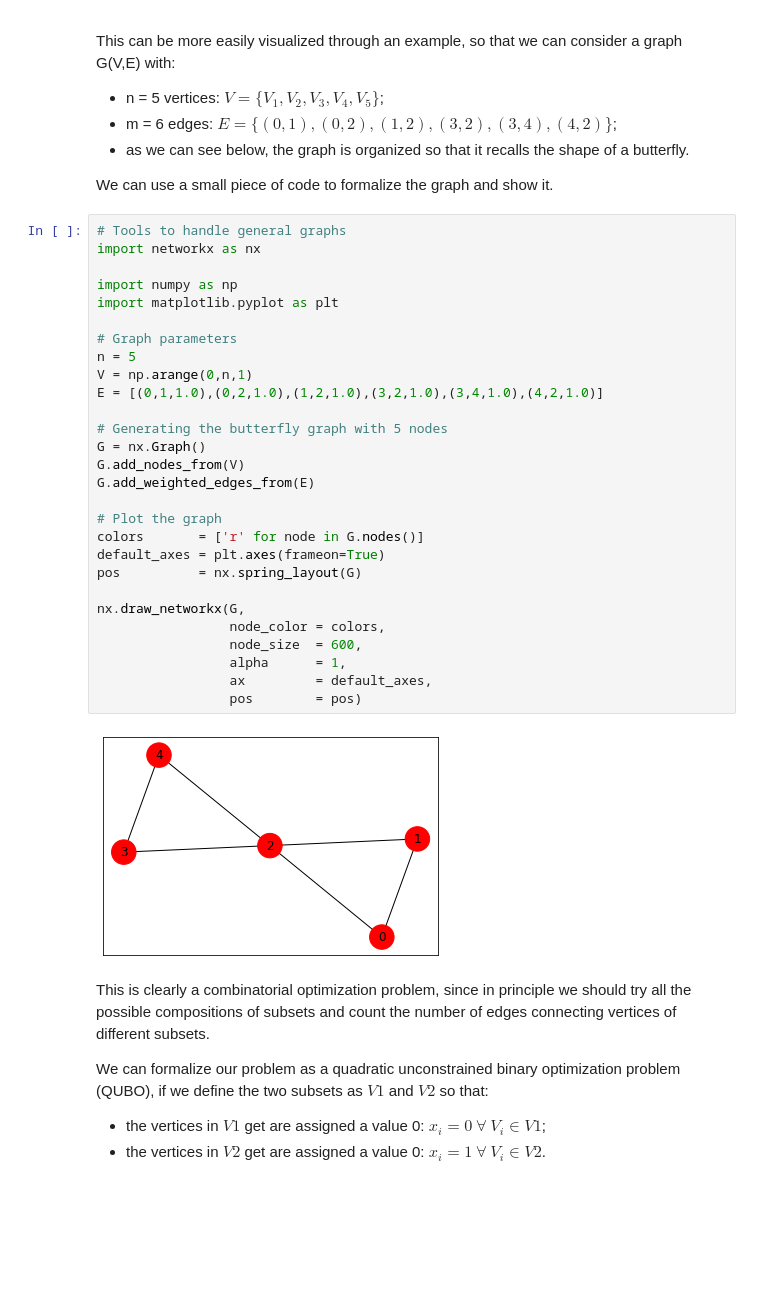
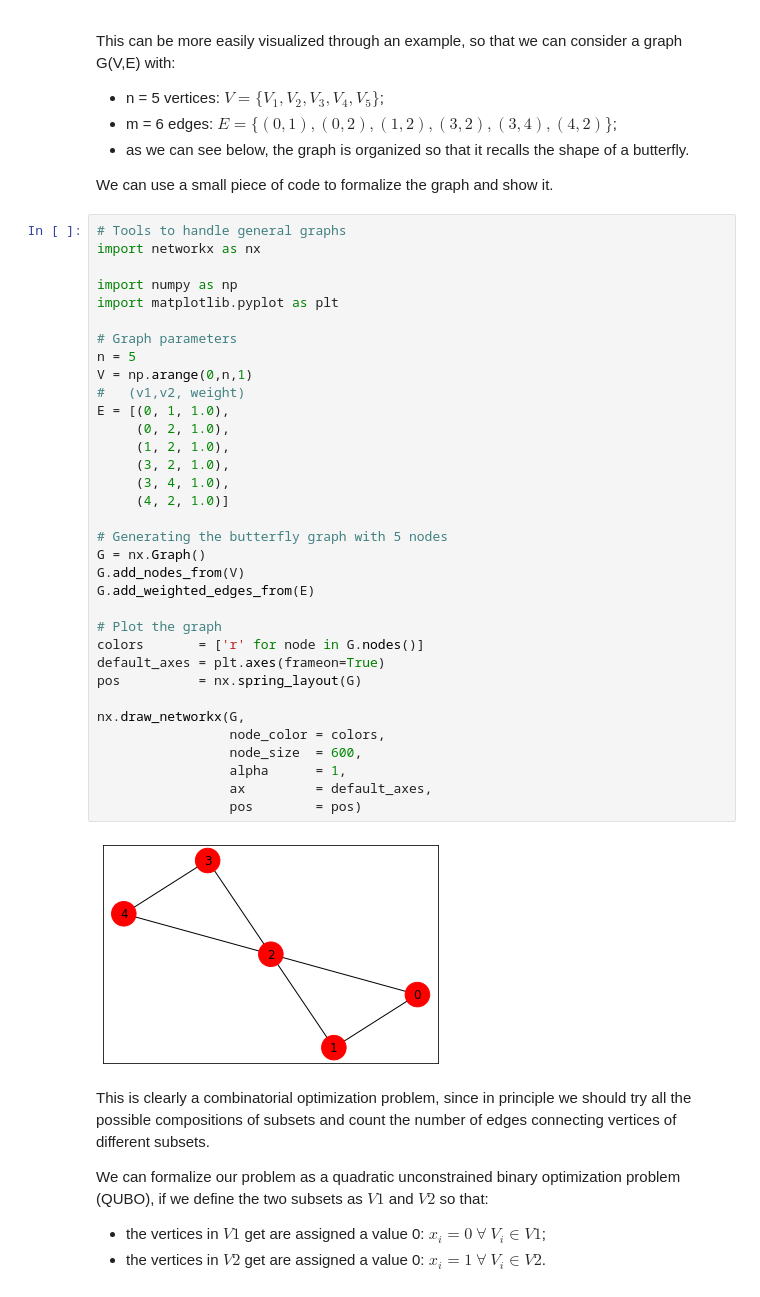
Before and after one commit to NTrevisani/DataScienceMaster, a Jupyter notebook: TFM/MaxCut/Max_Cut.ipynb, the cells around one changed output. Saved outputs shown, nothing was run; the diff lists cells and outputs as text; blank space fills up the shorter version.

```diff
--- a/TFM/MaxCut/Max_Cut.ipynb
+++ b/TFM/MaxCut/Max_Cut.ipynb
@@ -29,33 +29,39 @@ We can use a small piece of code to formalize the graph and show it.
 # %%
 # Tools to handle general graphs
 import networkx as nx
 
 import numpy as np
 import matplotlib.pyplot as plt
 
 # Graph parameters
 n = 5
 V = np.arange(0,n,1)
-E = [(0,1,1.0),(0,2,1.0),(1,2,1.0),(3,2,1.0),(3,4,1.0),(4,2,1.0)]
+#   (v1,v2, weight)
+E = [(0, 1, 1.0),
+     (0, 2, 1.0),
+     (1, 2, 1.0),
+     (3, 2, 1.0),
+     (3, 4, 1.0),
+     (4, 2, 1.0)]
 
 # Generating the butterfly graph with 5 nodes
 G = nx.Graph()
 G.add_nodes_from(V)
 G.add_weighted_edges_from(E)
 
 # Plot the graph
 colors       = ['r' for node in G.nodes()]
 default_axes = plt.axes(frameon=True)
 pos          = nx.spring_layout(G)
 
 nx.draw_networkx(G,
                  node_color = colors,
                  node_size  = 600,
                  alpha      = 1,
                  ax         = default_axes,
                  pos        = pos)
 # %% [output]
-[figure, old version]
+[figure, new version]
 # %% [markdown]
 This is clearly a combinatorial optimization problem, since in principle we should try all the possible compositions of subsets and count the number of edges connecting vertices of different subsets.
 
```
Also changed, not shown: parts of 12 cells of this notebook, 1 other file.
